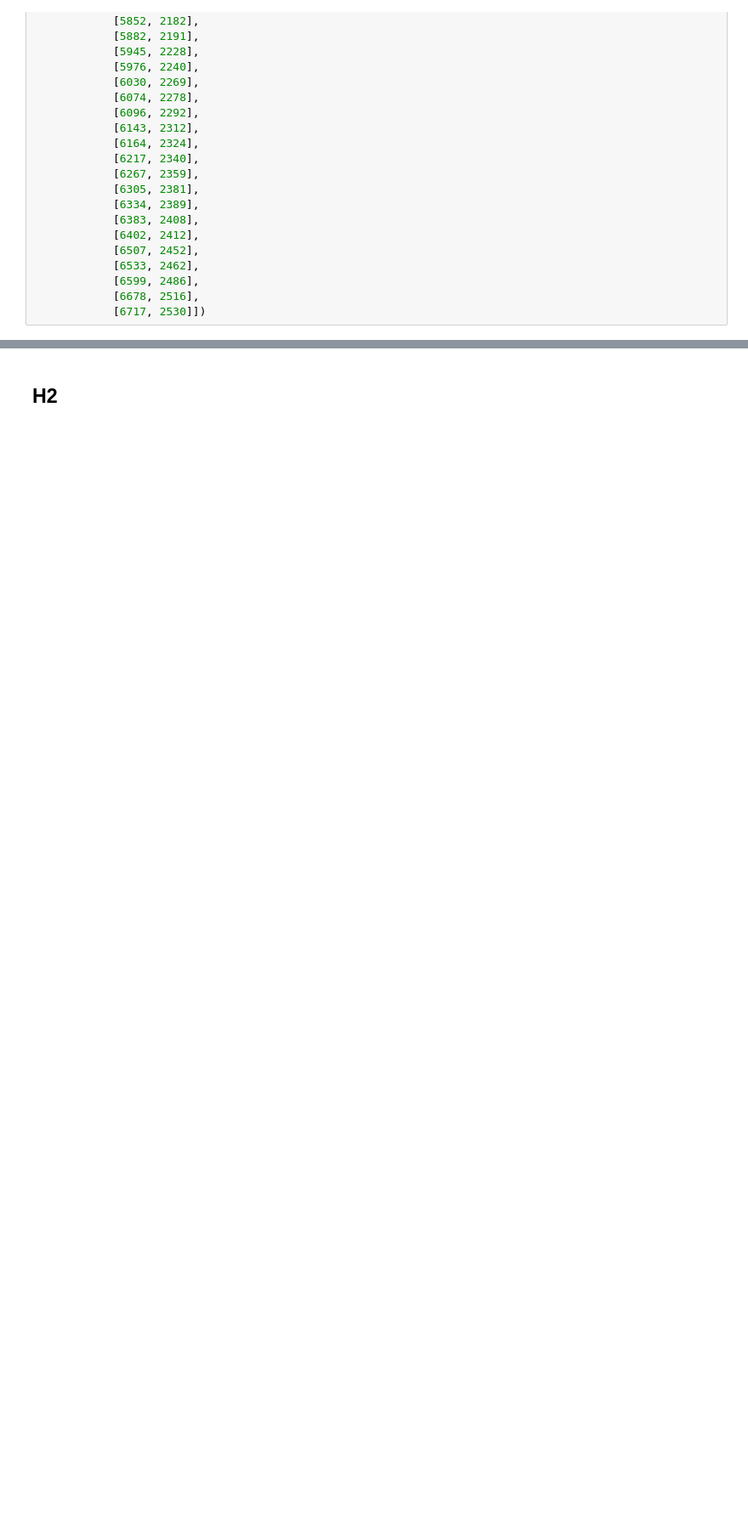
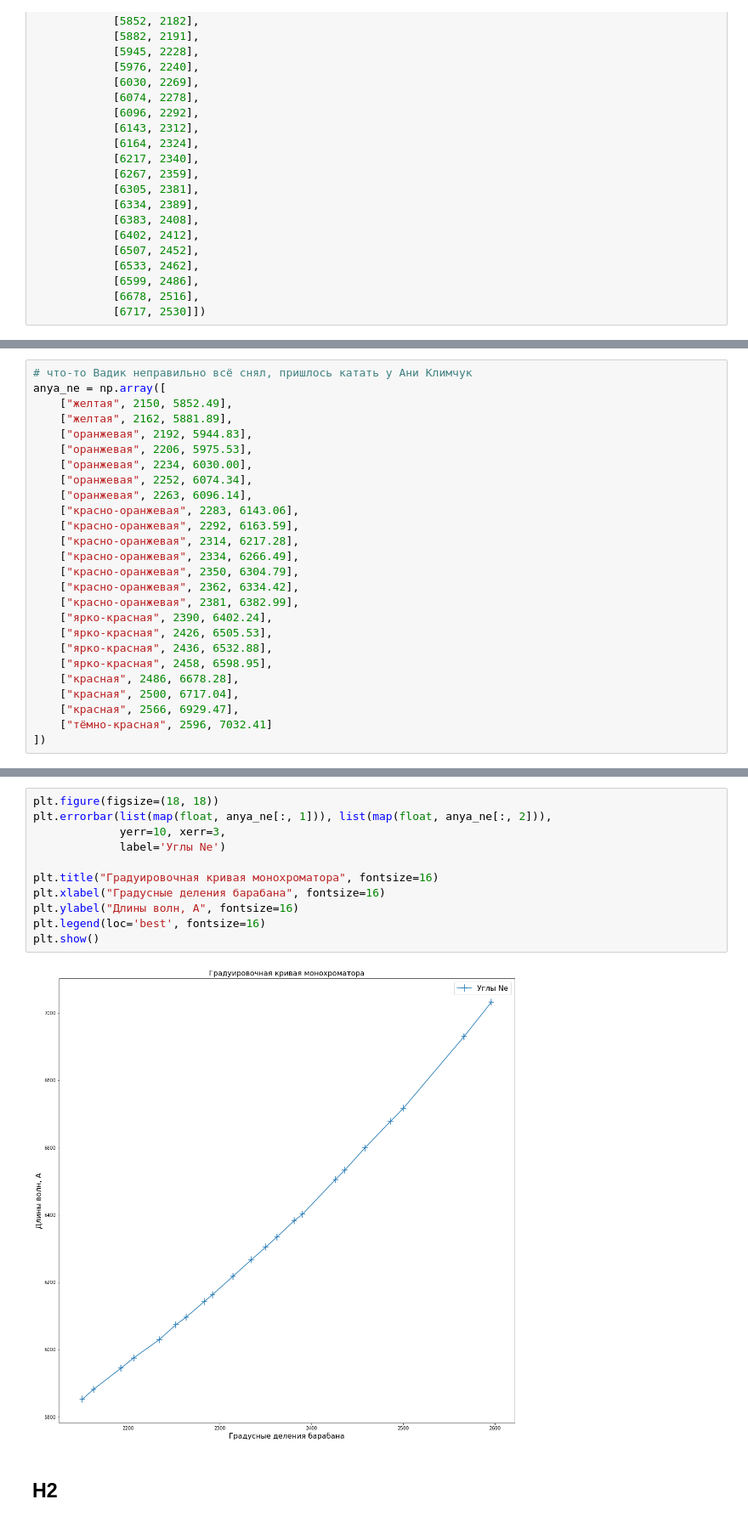
Before and after one commit to rationalex/MIPT_labs, a Jupyter notebook: 6_term/H2_Spectre.ipynb, the cells around one changed output, grey strips where cells are left out. Shown at 85% size. Drawn from its saved outputs; the diff is of its cells as text; blank space fills up the shorter version.

Commit message:
Скатал лабу про водород у Ани Климчук, и мне все равно

```diff
--- a/6_term/H2_Spectre.ipynb
+++ b/6_term/H2_Spectre.ipynb
@@ -38,0 +50,26 @@ plt.show()
+# %%
+# что-то Вадик неправильно всё снял, пришлось катать у Ани Климчук
+anya_ne = np.array([
+    ["желтая", 2150, 5852.49],
+    ["желтая", 2162, 5881.89],
+    ["оранжевая", 2192, 5944.83],
+    ["оранжевая", 2206, 5975.53],
+    ["оранжевая", 2234, 6030.00],
+    ["оранжевая", 2252, 6074.34],
+    ["оранжевая", 2263, 6096.14],
+    ["красно-оранжевая", 2283, 6143.06],
+    ["красно-оранжевая", 2292, 6163.59],
+    ["красно-оранжевая", 2314, 6217.28],
+    ["красно-оранжевая", 2334, 6266.49],
+    ["красно-оранжевая", 2350, 6304.79],
+    ["красно-оранжевая", 2362, 6334.42],
+    ["красно-оранжевая", 2381, 6382.99],
+    ["ярко-красная", 2390, 6402.24],
+    ["ярко-красная", 2426, 6505.53],
+    ["ярко-красная", 2436, 6532.88],
+    ["ярко-красная", 2458, 6598.95],
+    ["красная", 2486, 6678.28],
+    ["красная", 2500, 6717.04],
+    ["красная", 2566, 6929.47],
+    ["тёмно-красная", 2596, 7032.41]
+])
@@ -39,3 +105,16 @@ plt.show()
+# %%
+plt.figure(figsize=(18, 18))
+plt.errorbar(list(map(float, anya_ne[:, 1])), list(map(float, anya_ne[:, 2])),
+             yerr=10, xerr=3,
+             label='Углы Ne')
+
+plt.title("Градуировочная кривая монохроматора", fontsize=16)
+plt.xlabel("Градусные деления барабана", fontsize=16)
+plt.ylabel("Длины волн, А", fontsize=16)
+plt.legend(loc='best', fontsize=16)
+plt.show()
+# %% [output]
+[figure, added]
 # %% [markdown]
 ## H2
 # %%
```
Also changed, not shown: parts of 24 cells of this notebook.
